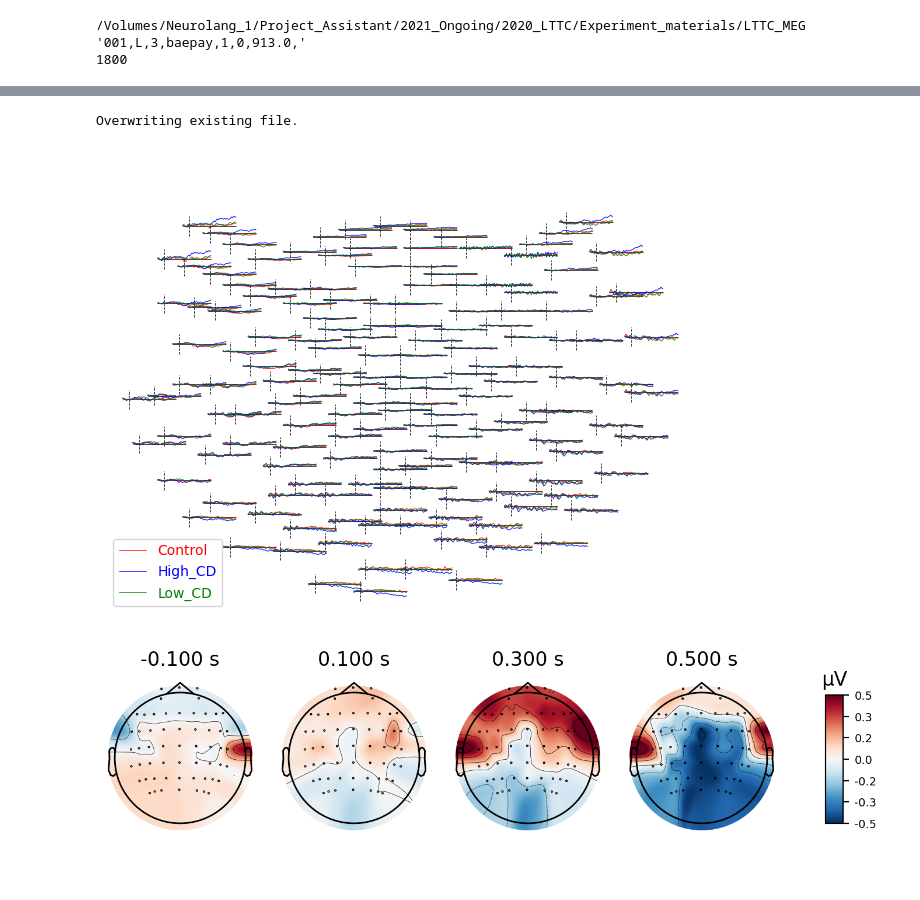
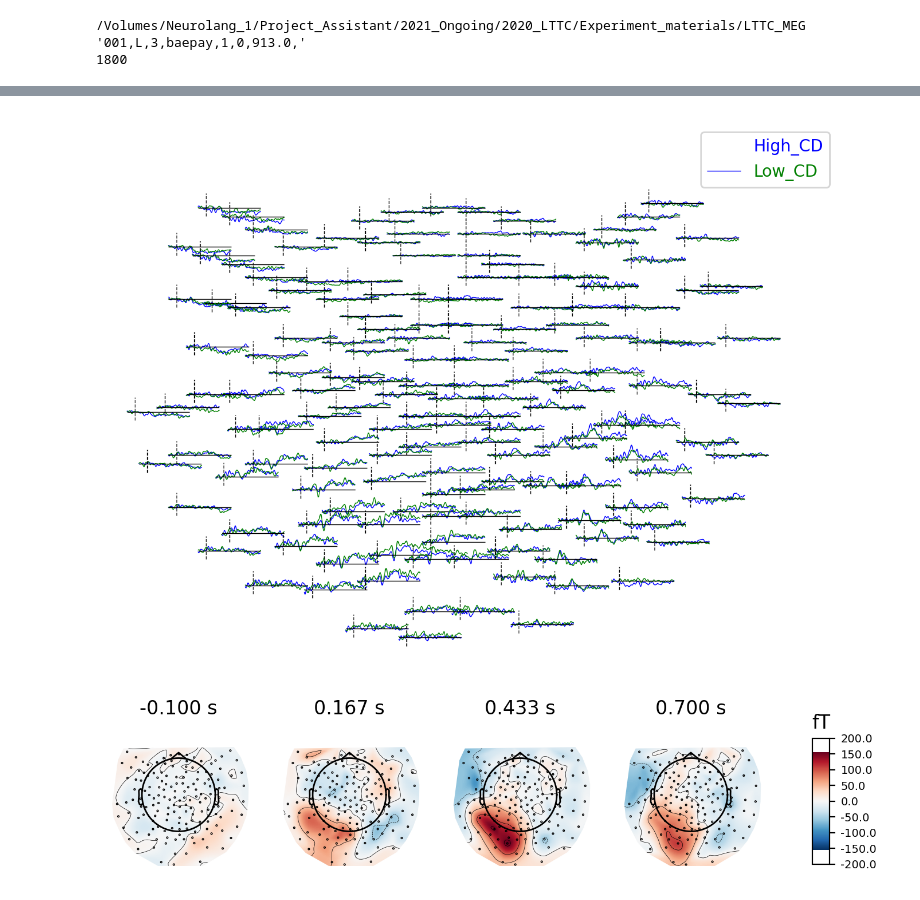
Before and after one commit to DHCLAIRE/ICN_related, a Jupyter notebook: LTTC/LTTC_MEG preprocess.ipynb, the cells around one changed output, grey strips where cells are left out. Saved outputs shown, nothing was run; the diff lists cells and outputs as text; code cells hidden in the pictures; blank space fills up the shorter version.

```diff
--- a/LTTC/LTTC_MEG preprocess.ipynb
+++ b/LTTC/LTTC_MEG preprocess.ipynb
@@ -271,7 +287,7 @@ reject = dict(mag=4e-12)
 kit_lay = mne.channels.read_layout("KIT-157")
 
 n_LDT_raw.load_data().pick_types(meg=True, stim=False).filter(0, 30, phase= 'zero-double').resample(500)
-n_epoch_LDT = mne.Epochs(ICAed_LDT_raw, events, event_id, tmin, tmax,
+n_epoch_LDT = mne.Epochs(n_LDT_raw, events, event_id, tmin, tmax,
                     baseline=baseline,
                     reject = reject, preload = True)
 
@@ -304,25 +319,23 @@ Loading data for 120 events and 401 original time points ...
 # %%
-n_epoch_LDT.save(meg_data_path / 'S001_ICAed_LDT-epo.fif', overwrite=True)
+n_epoch_LDT.save(meg_data_path / 'S003_ICAed_LDT-epo.fif', overwrite=True)
-# %% [output]
-Overwriting existing file.
 # %%
-evoked_C = n_epoch_LDT["Control"].average()
+#evoked_C = n_epoch_LDT["Control"].average()
 evoked_H = n_epoch_LDT["High_CD"].average()
 evoked_L = n_epoch_LDT["Low_CD"].average()
 
-evoked_C.comment = 'Control'
+#evoked_C.comment = 'Control'
 evoked_H.comment = 'High_CD'
 evoked_L.comment = 'Low_CD'
 
-tmp = [evoked_C, evoked_H, evoked_L] #[evoked_H, evoked_L]
-colors = 'red', 'blue', 'green' #'blue', 'green'
+tmp = [evoked_H, evoked_L]#[evoked_C, evoked_H, evoked_L]
+colors = 'blue', 'green' #H:'blue'; L:'green'; C:'red'
 mne.viz.plot_evoked_topo(tmp, color = colors)
 # %% [output]
-[figure, old version]
+[figure, new version]
 # %%
-tape_evoked.plot_topomap()
+evoked_L.plot_topomap()
 # %% [output]
-[figure, old version]
+[figure, new version]
 # %%
 # see the average of the epochs, I think
 
```
Also changed, not shown: parts of 4 cells of this notebook.
